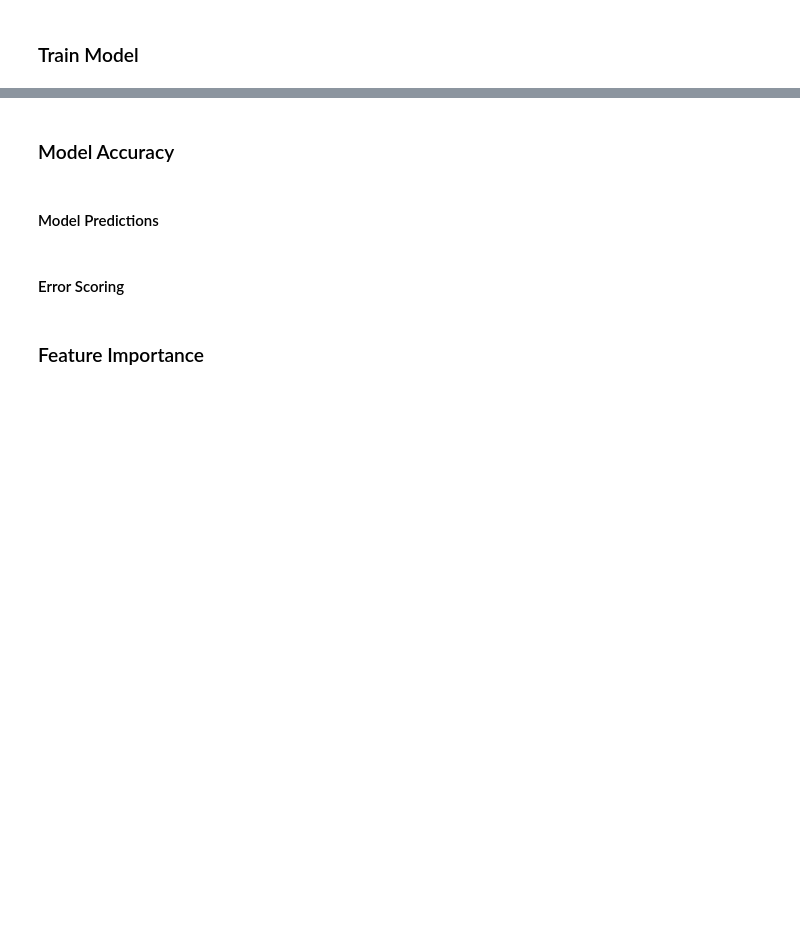
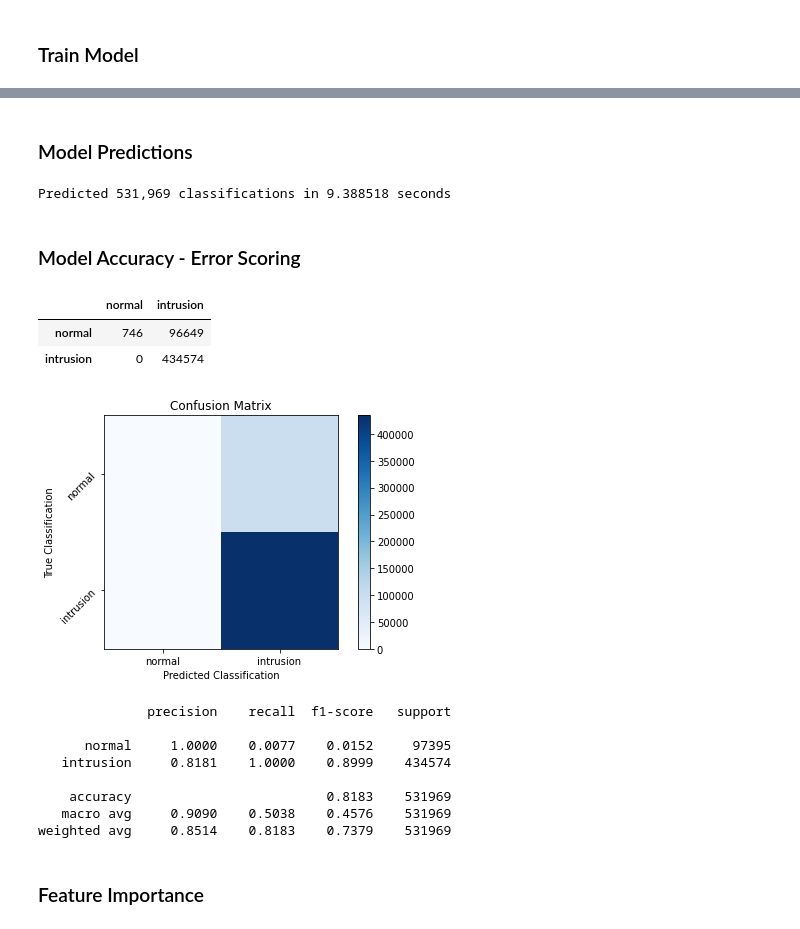
Before and after one commit to concision/kdd-cup-1999-model, a Jupyter notebook: notebook.ipynb, the cells around one changed output, grey strips where cells are left out. Drawn from its saved outputs; the diff is of its cells as text; code cells hidden in the pictures; blank space fills up the shorter version.

Commit message:
feat: implemented model training and model accuracy sections

```diff
--- a/notebook.ipynb
+++ b/notebook.ipynb
@@ -230,14 +236,9 @@ for column_name, column_type in column_types.items():
 # %% [markdown]
 ### Input Features
 # %%
-data_input = {
-    partition_name: dataframe.drop("outcome", axis="columns")
+tf_input = {
+    partition_name: dataframe.drop("outcome", axis="columns").reset_index()
     for partition_name, dataframe in partitions.items()
 }
 # %% [markdown]
 ### Output Features
-# %%
-data_output = {
-    partition_name: dataframe[["outcome"]]
-    for partition_name, dataframe in partitions.items()
-}
@@ -252,9 +361,58 @@ data_output = {
+# %% [markdown]
+### Model Predictions
+# %%
+start_time = time()
+
+# load best model for prediction
+model.load_weights("temp/model_best_weights.hdf5")
+# compute predicted ratings for test dataset
+predicted = numpy.argmax(model.predict(tf_input['test']), axis=1)
+
+print(f"Predicted {len(predicted):,} classifications in {time() - start_time:.6f} seconds")
+# %% [output]
+Predicted 531,969 classifications in 9.388518 seconds
 # %% [markdown]
-### Model Accuracy
+### Model Accuracy - Error Scoring
-# %% [markdown]
-#### Model Predictions
-# %% [markdown]
-#### Error Scoring
+# %%
+
+# compute confusion matrix
+true_output = numpy.argmax(tf_output['test'].to_numpy(), axis=1)
+cm = confusion_matrix(true_output, predicted)
+
+# display confusion matrix values
+display(pandas.DataFrame(cm, columns=tf_output['test'].columns, index=tf_output['test'].columns))
+# display a confusion matrix visualization
+pyplot.figure()
+pyplot.imshow(cm, interpolation='nearest', cmap=pyplot.cm.Blues)
+pyplot.title("Confusion Matrix")
+pyplot.colorbar()
+tick_marks = numpy.arange(len(tf_output['test'].columns))
+pyplot.xticks(tick_marks, tf_output['test'].columns)
+pyplot.yticks(tick_marks, tf_output['test'].columns, rotation = 45)
+pyplot.tight_layout()
+pyplot.ylabel('True Classification')
+pyplot.xlabel('Predicted Classification')
+pyplot.show()
+
+# print error scoring
+print(classification_report(
+    true_output, predicted,
+    digits=4,
+    target_names=tf_output['test'].columns
+))
+# %% [output]
+|  | normal | intrusion |
+| normal | 746 | 96649 |
+| intrusion | 0 | 434574 |
+[figure, added]
+              precision    recall  f1-score   support
+
+      normal     1.0000    0.0077    0.0152     97395
+   intrusion     0.8181    1.0000    0.8999    434574
+
+    accuracy                         0.8183    531969
+   macro avg     0.9090    0.5038    0.4576    531969
+weighted avg     0.8514    0.8183    0.7379    531969
 # %% [markdown]
 ### Feature Importance
 # %% [markdown]
```
Also changed, not shown: parts of 11 cells of this notebook.
